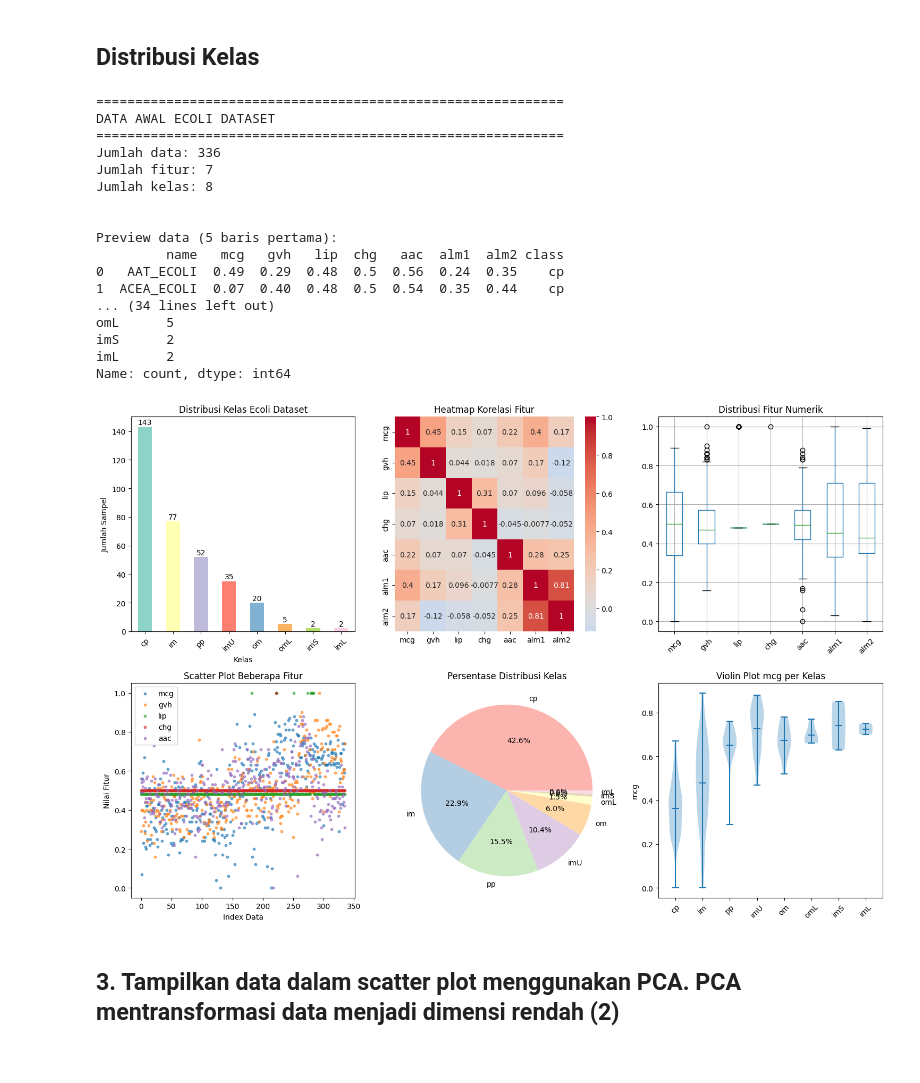
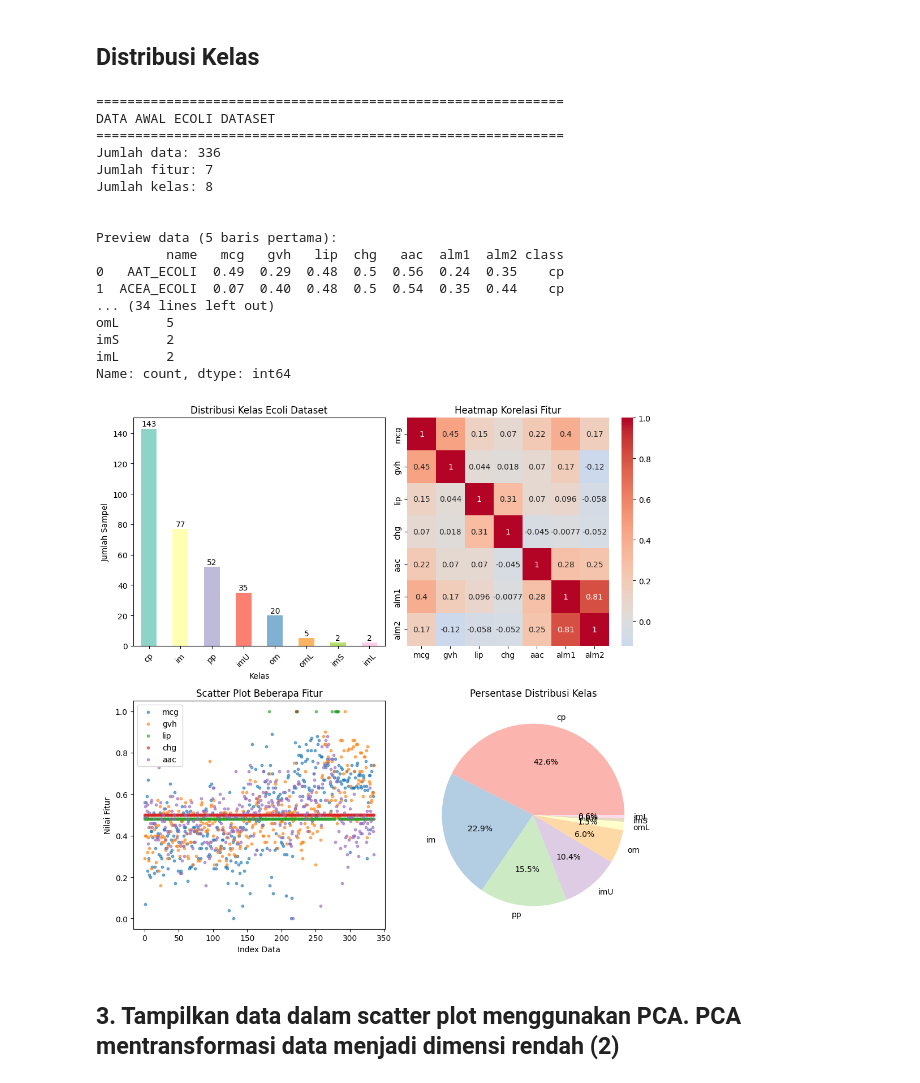
Before and after one commit to NaufalThariq01/Uranus, a Jupyter notebook: myfirstbook/_build/html/_sources/oversampling.ipynb, the cells around one changed output. Cells and saved outputs as stored; diff of their text form; code cells hidden in the pictures.

```diff
--- a/myfirstbook/_build/html/_sources/oversampling.ipynb
+++ b/myfirstbook/_build/html/_sources/oversampling.ipynb
@@ -74,12 +75,6 @@ correlation_matrix = numeric_df.corr()
 sns.heatmap(correlation_matrix, annot=True, cmap='coolwarm', center=0)
 plt.title('Heatmap Korelasi Fitur')
 
-# Subplot 3: Boxplot untuk melihat distribusi fitur
-plt.subplot(2, 3, 3)
-numeric_df.boxplot()
-plt.title('Distribusi Fitur Numerik')
-plt.xticks(rotation=45)
-
 # Subplot 4: Pairplot untuk beberapa fitur (maks 5 fitur agar tidak terlalu padat)
 plt.subplot(2, 3, 4)
 if len(numeric_df.columns) > 5:
@@ -94,43 +89,34 @@ plt.xlabel('Index Data')
 plt.ylabel('Nilai Fitur')
 plt.legend()
 
 # Subplot 5: Pie chart distribusi kelas
 plt.subplot(2, 3, 5)
 plt.pie(class_distribution.values, labels=class_distribution.index,
         autopct='%1.1f%%', colors=plt.cm.Pastel1(np.arange(len(class_distribution))))
 plt.title('Persentase Distribusi Kelas')
 
-# Subplot 6: Violin plot untuk satu fitur contoh
-plt.subplot(2, 3, 6)
-if len(numeric_df.columns) > 0:
-    sample_feature = numeric_df.columns[0]
-    data_to_plot = [df[df['class'] == cls][sample_feature] for cls in class_distribution.index]
-    plt.violinplot(data_to_plot, showmeans=True)
-    plt.xticks(range(1, len(class_distribution) + 1), class_distribution.index, rotation=45)
-    plt.title(f'Violin Plot {sample_feature} per Kelas')
-    plt.ylabel(sample_feature)
 
 plt.tight_layout()
 plt.show()
 # %% [output]
 ============================================================
 DATA AWAL ECOLI DATASET
 ============================================================
 Jumlah data: 336
 Jumlah fitur: 7
 Jumlah kelas: 8
 
 
 Preview data (5 baris pertama):
          name   mcg   gvh   lip  chg   aac  alm1  alm2 class
 0   AAT_ECOLI  0.49  0.29  0.48  0.5  0.56  0.24  0.35    cp
 1  ACEA_ECOLI  0.07  0.40  0.48  0.5  0.54  0.35  0.44    cp
 ... (34 lines left out)
 omL      5
 imS      2
 imL      2
 Name: count, dtype: int64
-[figure, old version]
+[figure, new version]
 # %% [markdown]
 ## 3. Tampilkan data dalam scatter plot  menggunakan PCA. PCA mentransformasi data menjadi dimensi rendah (2)
 # %% [markdown]
```
Also changed, not shown: parts of 8 cells of this notebook, 50 other files.
